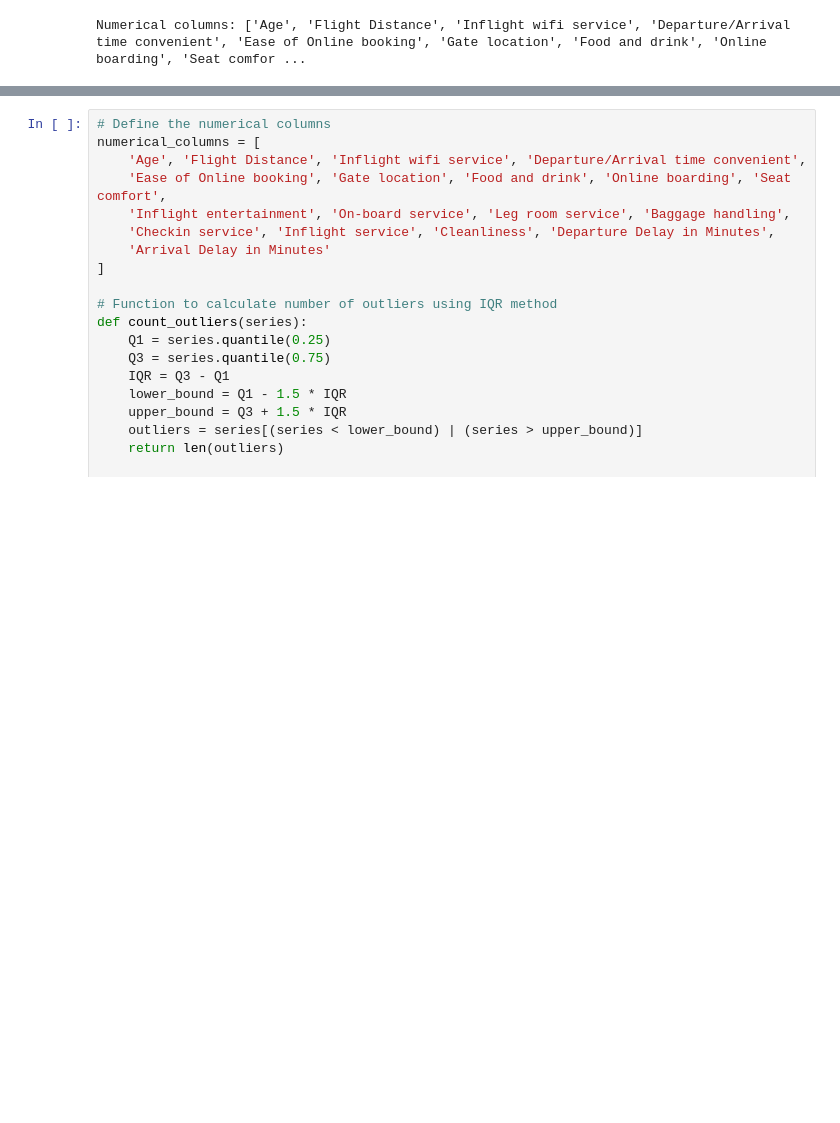
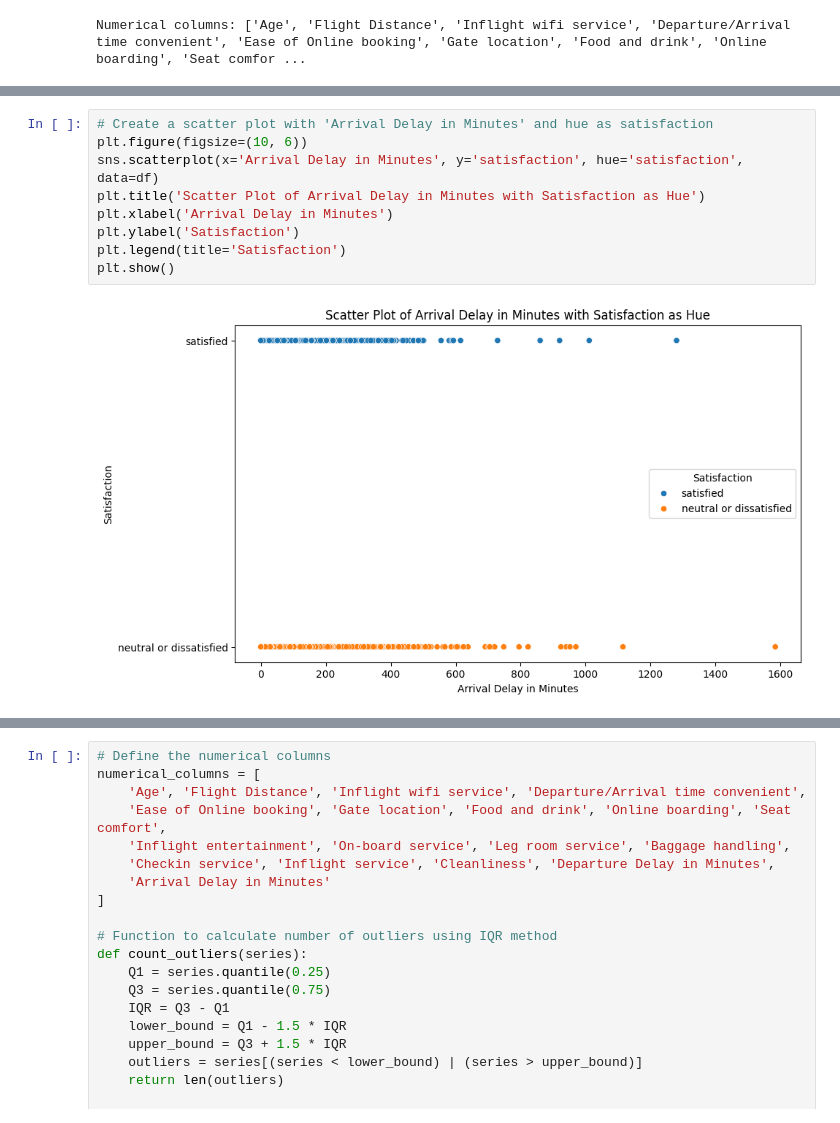
Before and after one commit to apekshai101/Project_4, a Jupyter notebook: Log_Transform_Satisfaction.ipynb, the cells around one changed output, grey strips where cells are left out. Cells and saved outputs as stored; diff of their text form; blank space fills up the shorter version.

```diff
--- a/Log_Transform_Satisfaction.ipynb
+++ b/Log_Transform_Satisfaction.ipynb
@@ -198,0 +210,11 @@ Numerical columns: ['Age', 'Flight Distance', 'Inflight wifi service', 'Departur
+# %%
+# Create a scatter plot with 'Arrival Delay in Minutes' and hue as satisfaction
+plt.figure(figsize=(10, 6))
+sns.scatterplot(x='Arrival Delay in Minutes', y='satisfaction', hue='satisfaction', data=df)
+plt.title('Scatter Plot of Arrival Delay in Minutes with Satisfaction as Hue')
+plt.xlabel('Arrival Delay in Minutes')
+plt.ylabel('Satisfaction')
+plt.legend(title='Satisfaction')
+plt.show()
+# %% [output]
+[figure, added]
```
Also changed, not shown: parts of 21 cells of this notebook.
